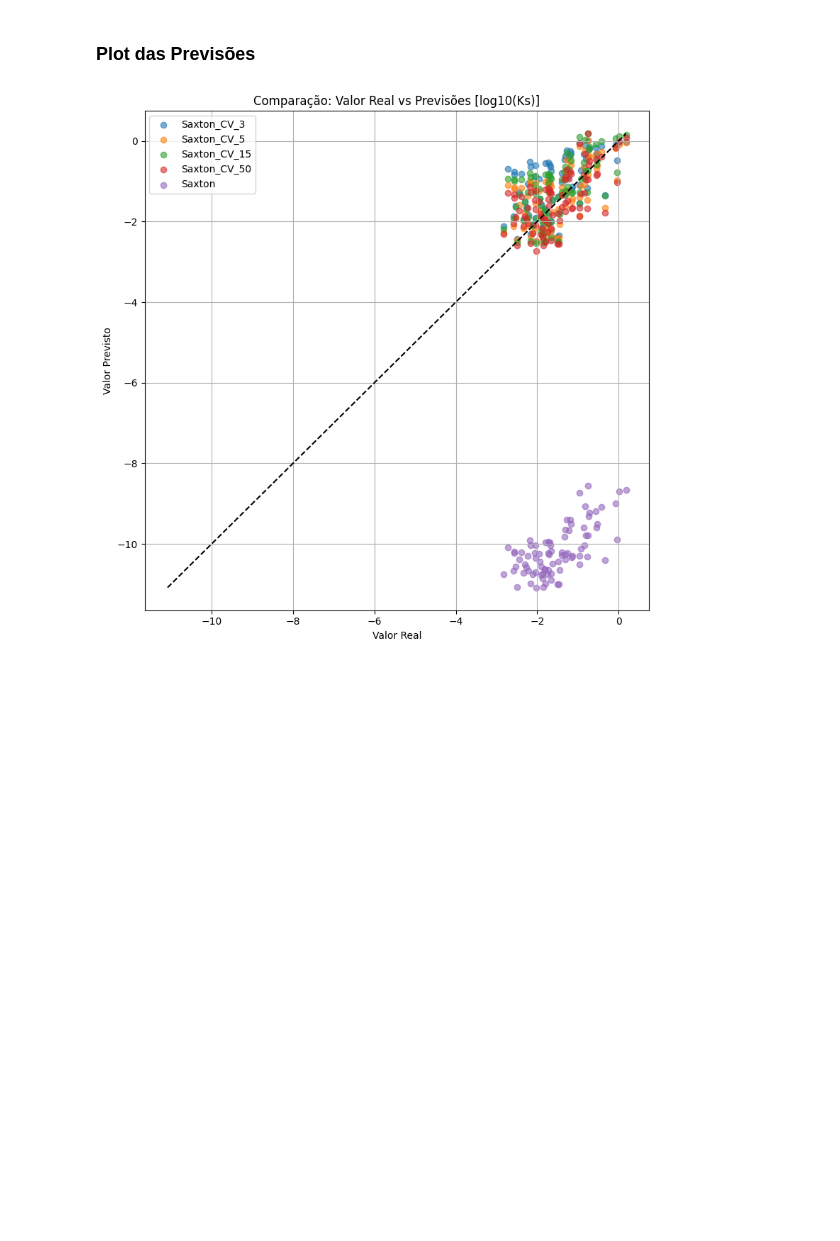
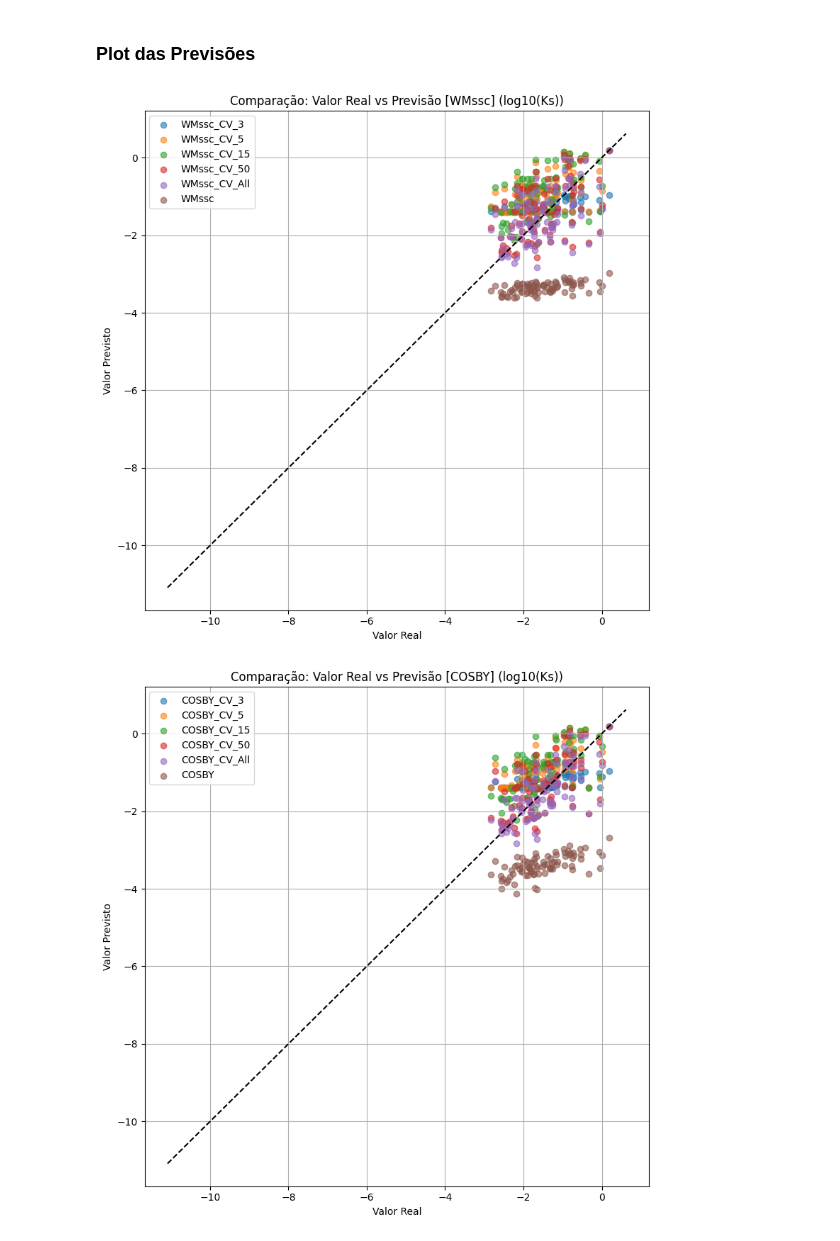
Before and after one commit to felipeiug/mestrado, a Jupyter notebook: comparacao_Ks.ipynb, the cells around one changed output. Cells and saved outputs as stored; diff of their text form; code cells hidden in the pictures; blank space fills up the shorter version.

```diff
--- a/comparacao_Ks.ipynb
+++ b/comparacao_Ks.ipynb
@@ -205,4 +262,4 @@ if run_math:# Exponencial
     print(f"Ajustado: Ks = exp({a:.4f}*Sand + {b:.4f}*Silt + {c:.4f}*Clay + {d:.4f})")
 
     serie_exp = exponencial(X, *popt)
-    KSS["Exp"] = np.log10(serie_exp)
+    KSS["Ajuste"]["Exp"] = np.log10(serie_exp)
@@ -218,7 +277,7 @@ if run_math:
     popt, pcov = curve_fit(potencial, X_train, np.pow(10, y_train))
 
     a, b, c, d, e = popt
-    print(f"Ajustado: Ks = {e}^({a:.4f}*Sand + {b:.4f}*Silt + {c:.4f}*Clay + {d:.4f})")
+    print(f"Ajustado: Ks = {e:.4f}^({a:.4f}*Sand + {b:.4f}*Silt + {c:.4f}*Clay + {d:.4f})")
 
     serie_pot = potencial(X, *popt)
-    KSS["Pot"] = np.log10(serie_pot)
+    KSS["Ajuste"]["Pot"] = np.log10(serie_pot)
@@ -238,4 +299,4 @@ if run_math:
     print(f"Ajustado: Ks = {d:.4f}*({a:.4f}*Sand + {b:.4f}*Silt + {c:.4f}*Clay)")
 
     serie_multi = multi(X, *popt)
-    KSS["Multi"] = np.log10(serie_multi)
+    KSS["Ajuste"]["Multi"] = np.log10(serie_multi)
@@ -255,4 +318,4 @@ if run_math:
     print(f"Ajustado: Ks = {e:.4f}*({a:.4f}*Sand + {b:.4f}*Silt + {c:.4f}*Clay + {d:.4f})^{f:.4f}")
 
     serie_eq1 = eq1(X, *popt)
-    KSS["EQ1"] = np.log10(serie_eq1)
+    KSS["Ajuste"]["EQ"] = np.log10(serie_eq1)
@@ -312,27 +407,41 @@ NSE - Saxton: -157.8601735594934
 # %% [markdown]
 ### Plot das Previsões
 # %%
-plt.figure(figsize=(8, 8))
-
+# Gráficos
 min_val = y.min()
 max_val = y.max()
 
+# Mínimos e máximos
+for key, value in KSS.items():
+    for key, value in value.items():
+        if key == "CVS":
+            continue
+
+        min_val = min(min_val, value.min())
+        max_val = max(max_val, value.max())
+
+
 # Real vs Simulado
-for key, value in KSS.items():
-    plt.scatter(y, value, alpha=0.6, label=key)
+for name, val in KSS.items():
+    plt.figure(figsize=(8, 8))
+    for key, value in val.items():
+        if key == "CVS":
+            continue
 
-    min_val = min(min_val, value.min())
-    max_val = max(max_val, value.max())
+        plt.scatter(y, value, alpha=0.6, label=key)
+    plt.plot([min_val, max_val], [min_val, max_val], 'k--')
 
-plt.plot([min_val, max_val], [min_val, max_val], 'k--')
+    # Estética
+    plt.xlabel("Valor Real")
+    plt.ylabel("Valor Previsto")
+    plt.title(f"Comparação: Valor Real vs Previsão [{name}] (log10(Ks))")
+    plt.legend()
+    plt.grid(True)
+    plt.tight_layout()
 
-# Estética
-plt.xlabel("Valor Real")
-plt.ylabel("Valor Previsto")
-plt.title("Comparação: Valor Real vs Previsões [log10(Ks)]")
-plt.legend()
-plt.grid(True)
-plt.tight_layout()
-plt.show()
+    # Salvar
+    plt.savefig(f"graficos/grafico_{name}.png", dpi=300)
+    plt.show()
 # %% [output]
-[figure, old version]
+[figure, new version]
+[figure, added]
```
Also changed, not shown: parts of 17 cells of this notebook, 12 other files.
